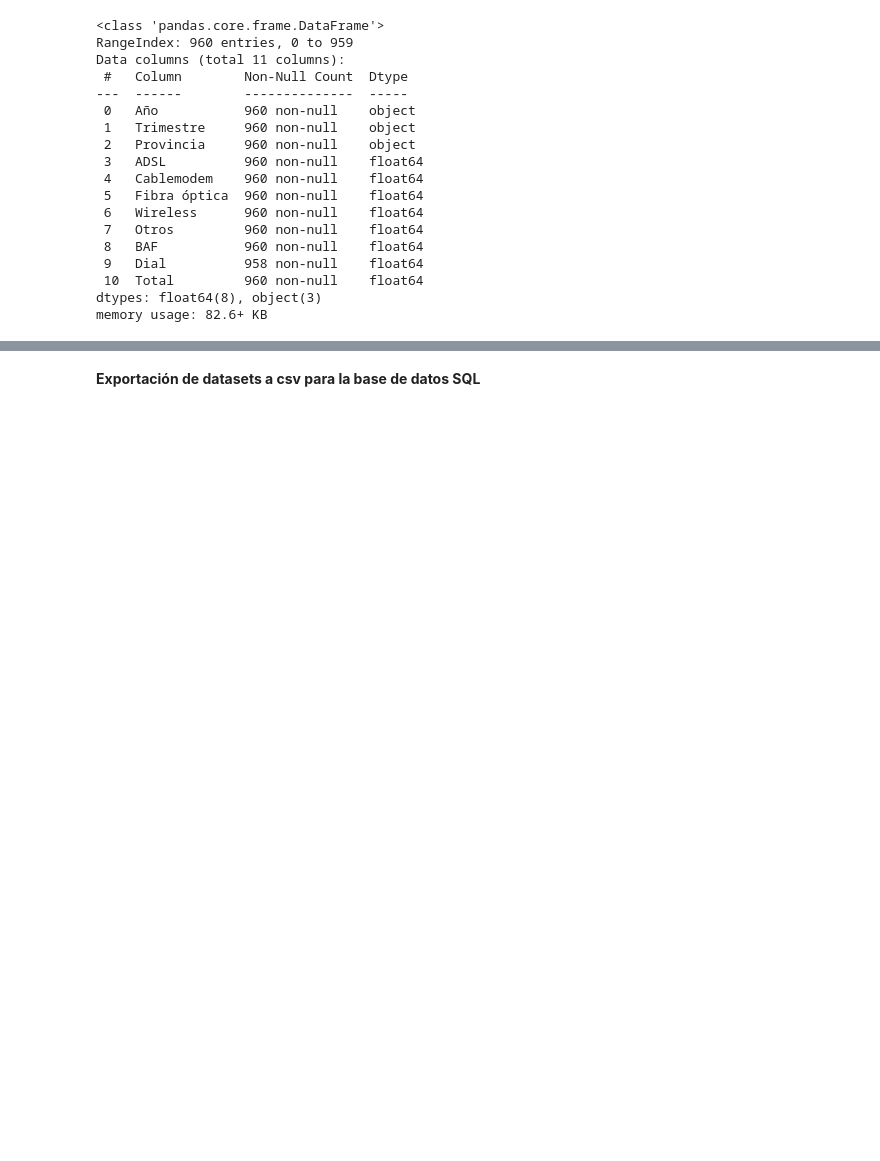
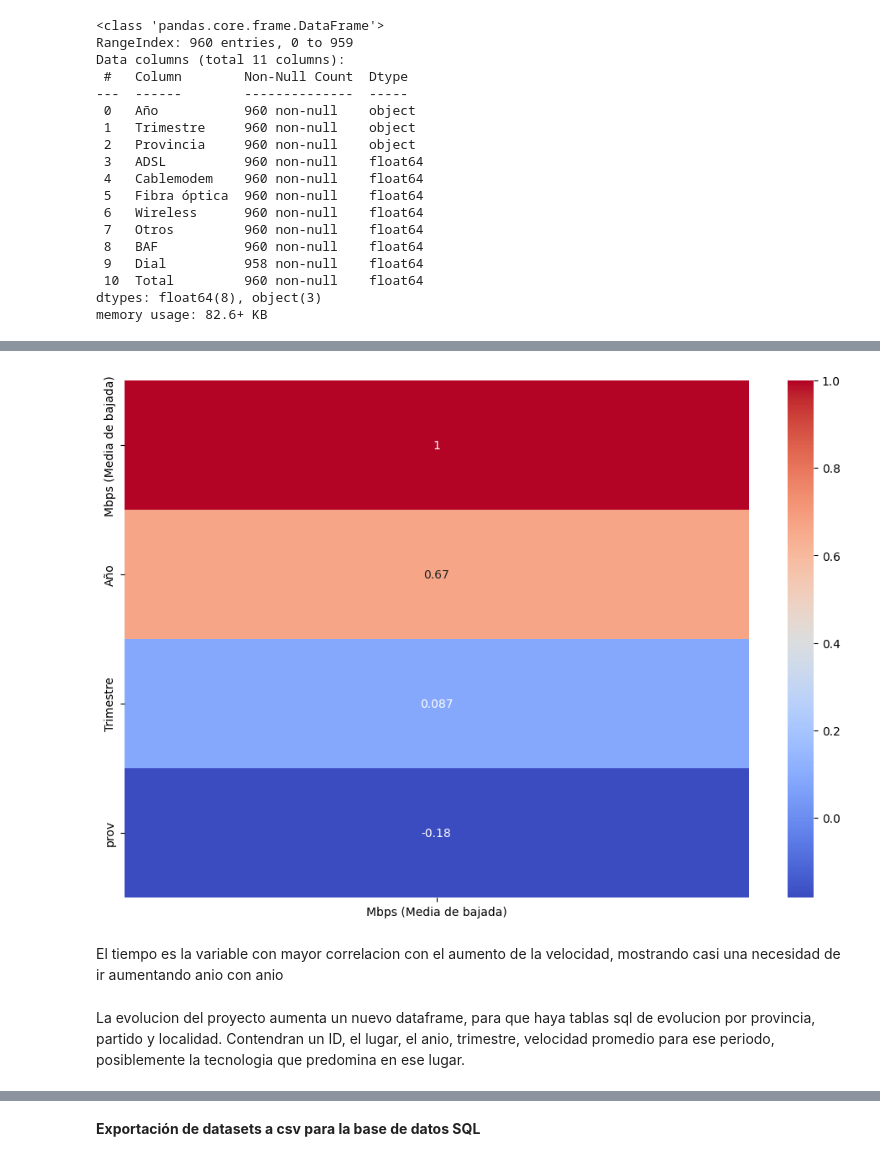
Before and after one commit to FSanchezB/Analisis-de-data-internet-en-Argentina, a Jupyter notebook: Notebooks/EDA.ipynb, the cells around one changed output, grey strips where cells are left out. Saved outputs shown, nothing was run; the diff lists cells and outputs as text; code cells hidden in the pictures; blank space fills up the shorter version.

Commit message:
avance SQL y datos nuevos

```diff
--- a/Notebooks/EDA.ipynb
+++ b/Notebooks/EDA.ipynb
@@ -8,7 +8,7 @@ import matplotlib.pyplot as plt
 # %% [markdown]
 Los datos se leen en un dataframe maestro, y al final del EDA, se exportan distintos csv para la creacion de la base de datos SQL
 # %%
-df_maestro=pd.read_excel(r"C:\Users\Personal\Desktop\Analisis-de-data-internet-en-Argentina\Dataset original\Internet.xlsx",sheet_name=None) #Leemos todas las hojas del excel en un diccionario de dataframes
+df_maestro=pd.read_excel(r"C:\Users\Fernando\Desktop\Analisis-de-data-internet-en-Argentina\Dataset original\Internet.xlsx",sheet_name=None) #Leemos todas las hojas del excel en un diccionario de dataframes
 type(df_maestro)
 # %% [output]
 dict
@@ -613,0 +628,5 @@ tecnologias.describe()
+# %%
+from sklearn.preprocessing import LabelEncoder
+le=LabelEncoder()
+velocidad_provincia['prov']=le.fit_transform(velocidad_provincia['Provincia'])
+velocidad_provincia
@@ -613,0 +647,14 @@ tecnologias.describe()
+# %%
+corr=velocidad_provincia.drop('Provincia',axis=1).corr()[['Mbps (Media de bajada)']].sort_values('Mbps (Media de bajada)',ascending=False)
+
+import seaborn as sns
+fig=plt.figure(figsize=(12,8))
+sns.heatmap(corr,annot=True,cmap='coolwarm')
+plt.show()
+# %% [output]
+[figure, added]
+# %% [markdown]
+El tiempo es la variable con mayor correlacion con el aumento de la velocidad, mostrando casi una necesidad de ir aumentando anio con anio
+# %% [markdown]
+La evolucion del proyecto aumenta un nuevo dataframe, para que haya tablas sql de evolucion por provincia, partido y localidad.
+Contendran un ID, el lugar, el anio, trimestre, velocidad promedio para ese periodo, posiblemente la tecnologia que predomina en ese lugar.
```
Also changed, not shown: parts of 8 cells of this notebook, 3 other files.
